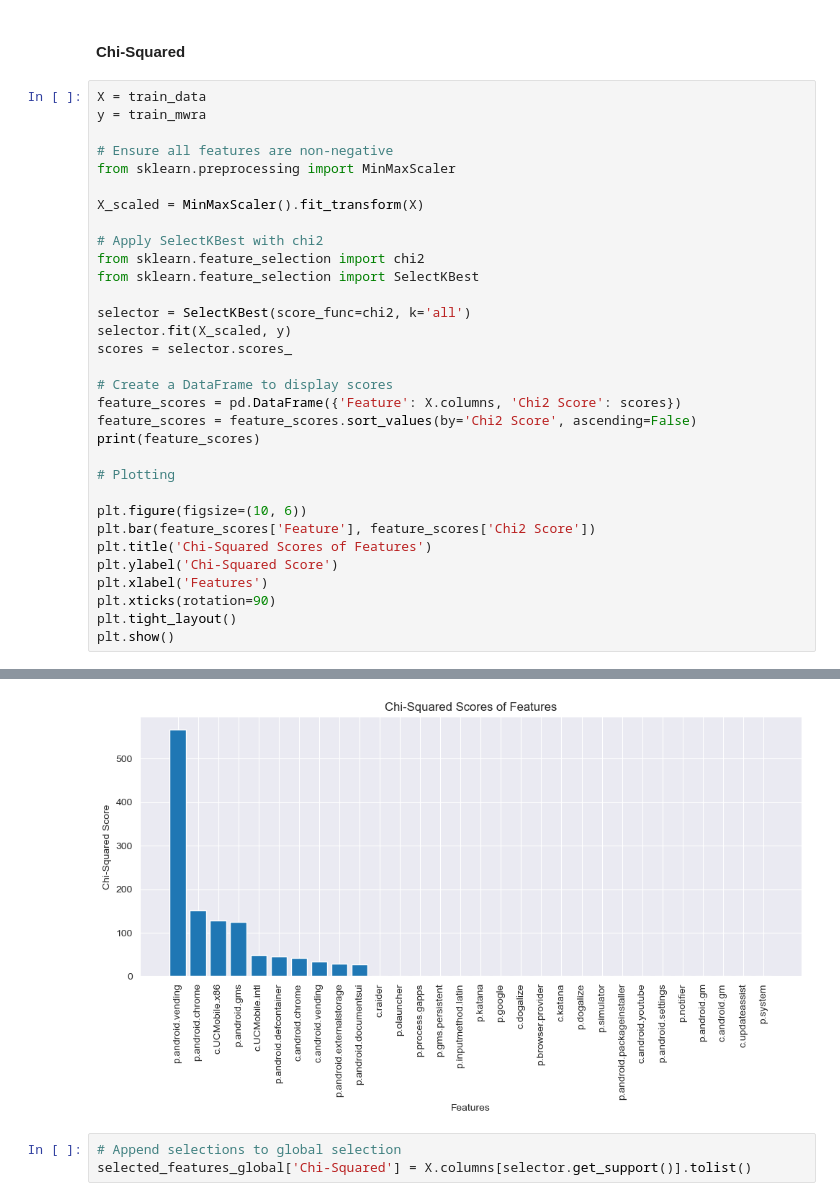
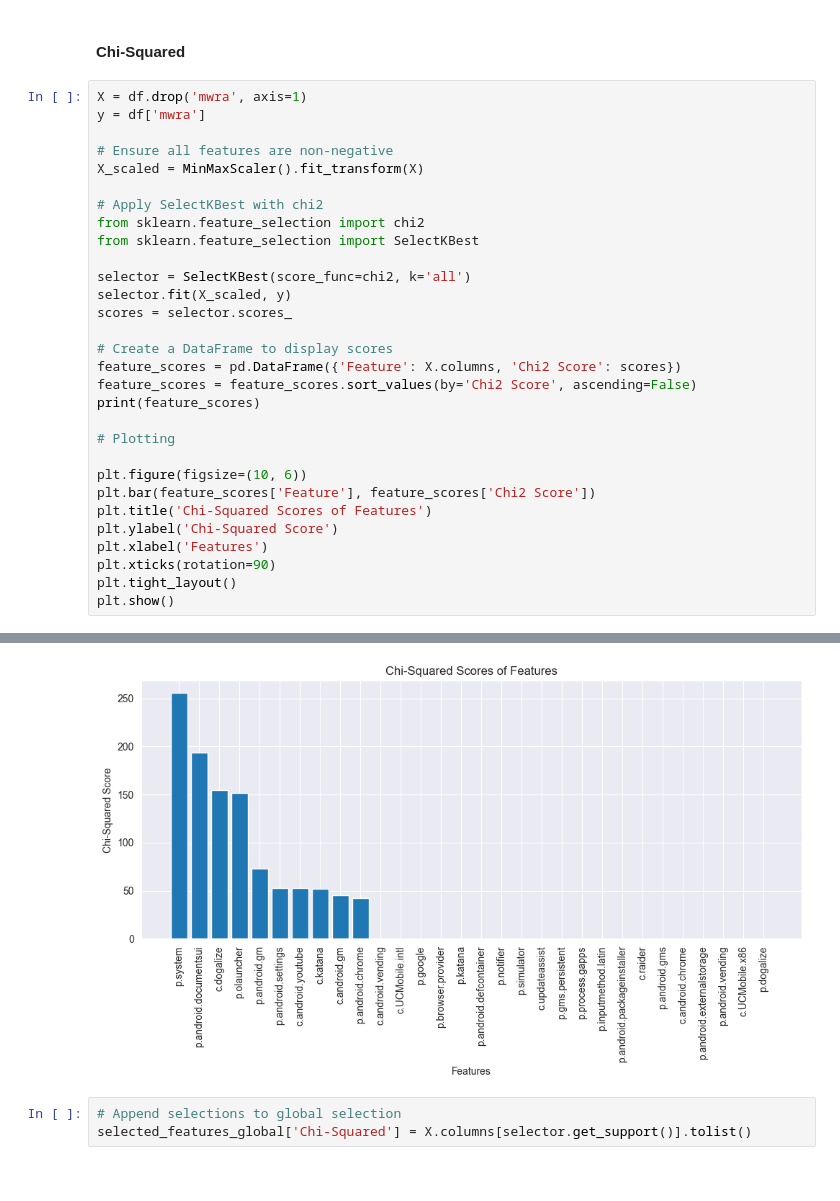
Before and after one commit to justAnArthur/iau-quest, a Jupyter notebook: 02.ipynb, the cells around one changed output, grey strips where cells are left out. Saved outputs shown, nothing was run; the diff lists cells and outputs as text.

```diff
--- a/02.ipynb
+++ b/02.ipynb
@@ -474,12 +510,10 @@ selected_features_global['Variance Threshold'] = selected_features.tolist()
 # %% [markdown]
 #### Chi-Squared
 # %%
-X = train_data
-y = train_mwra
+X = df.drop('mwra', axis=1)
+y = df['mwra']
 
 # Ensure all features are non-negative
-from sklearn.preprocessing import MinMaxScaler
-
 X_scaled = MinMaxScaler().fit_transform(X)
 
 # Apply SelectKBest with chi2
@@ -526,4 +560,4 @@ plt.show()
-[figure, old version]
+[figure, new version]
 # %%
 # Append selections to global selection
 selected_features_global['Chi-Squared'] = X.columns[selector.get_support()].tolist()
```
Also changed, not shown: parts of 31 cells of this notebook, 4 other files.
